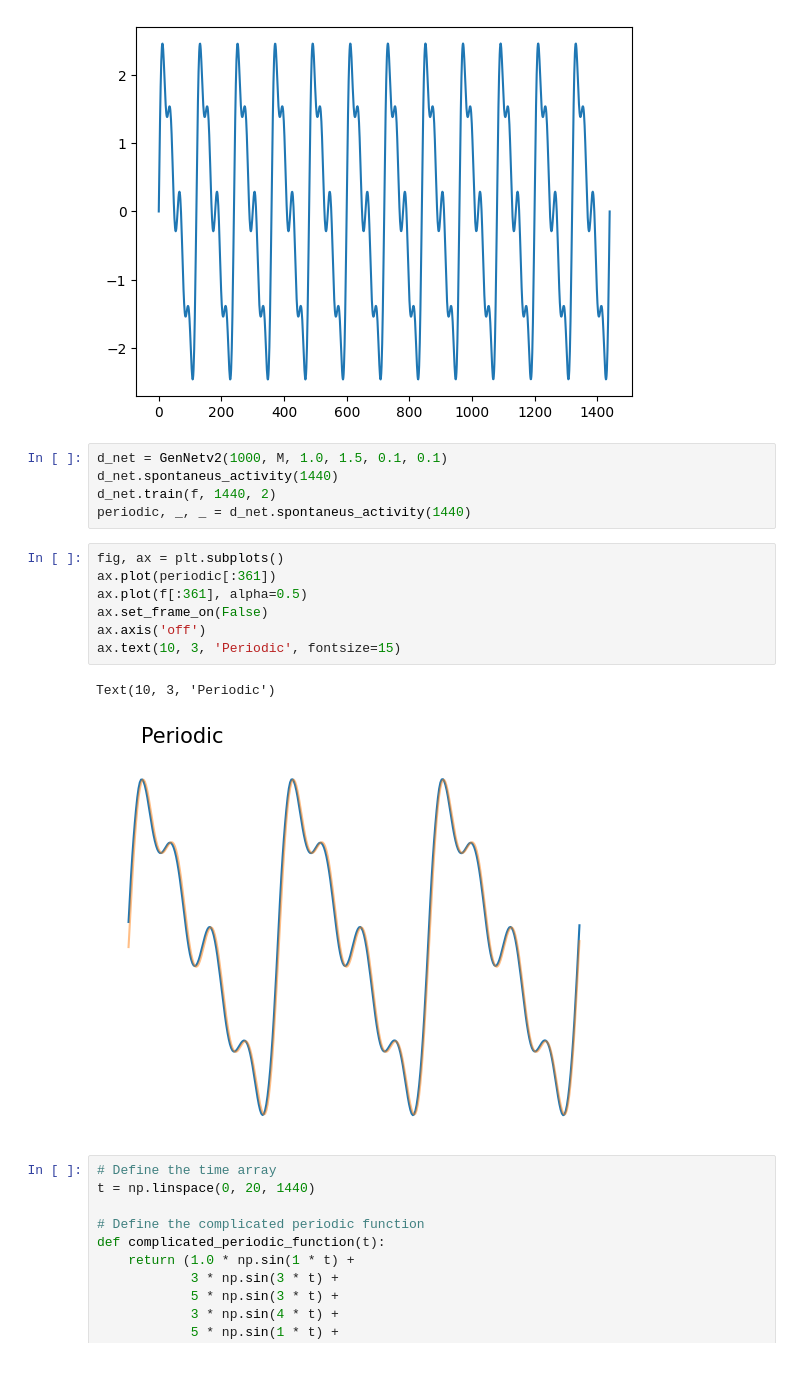
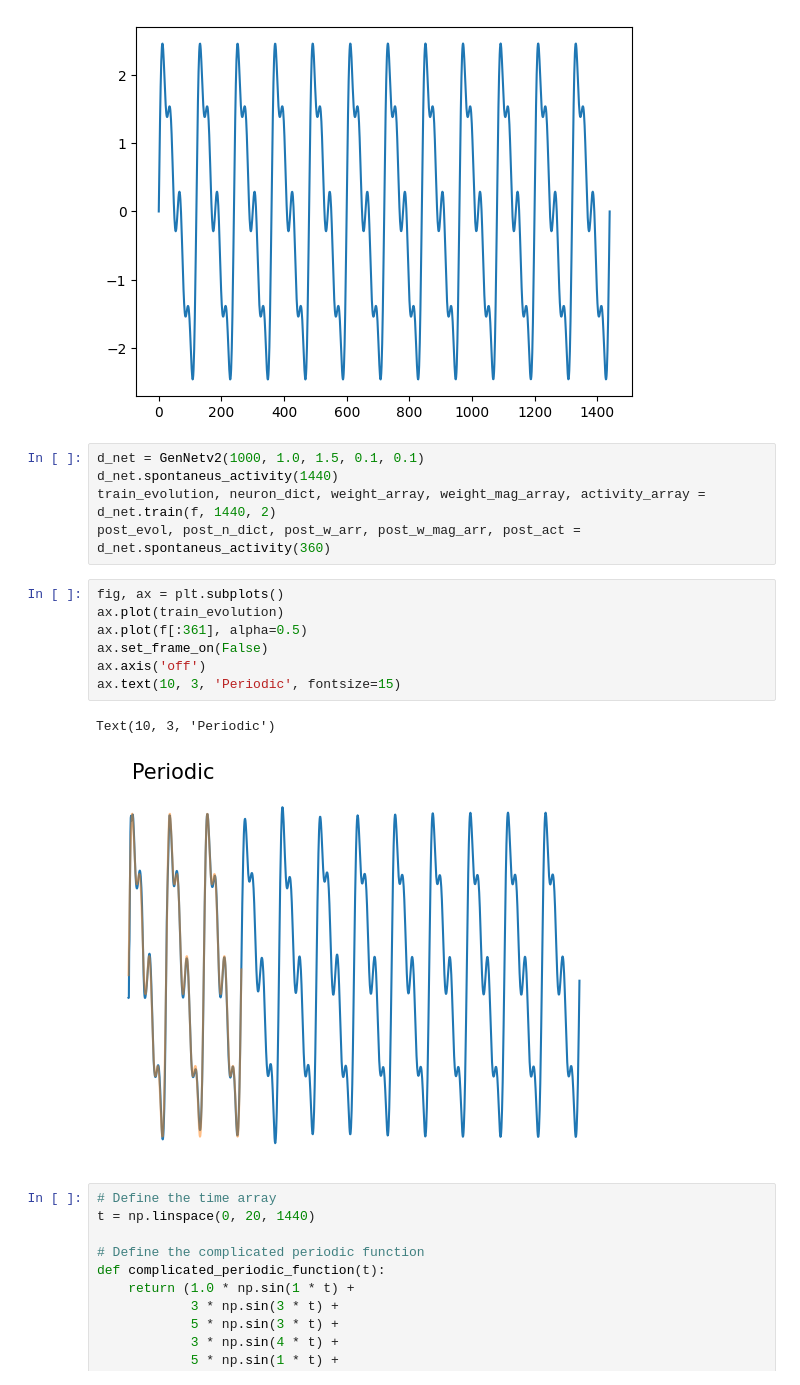
Before and after one commit to CEBangu/MOD_201, a Jupyter notebook: MOD201 final_report/final_report.ipynb, the cells around one changed output. Drawn from its saved outputs; the diff is of its cells as text.

```diff
--- a/MOD201 final_report/final_report.ipynb
+++ b/MOD201 final_report/final_report.ipynb
@@ -394,20 +415,20 @@ plt.plot(f)
 [<matplotlib.lines.Line2D at 0x...>]
 [figure]
 # %%
-d_net = GenNetv2(1000, M, 1.0, 1.5, 0.1, 0.1)
+d_net = GenNetv2(1000, 1.0, 1.5, 0.1, 0.1)
 d_net.spontaneus_activity(1440)
-d_net.train(f, 1440, 2)
-periodic, _, _ = d_net.spontaneus_activity(1440)
+train_evolution, neuron_dict, weight_array, weight_mag_array, activity_array = d_net.train(f, 1440, 2)
+post_evol, post_n_dict, post_w_arr, post_w_mag_arr, post_act = d_net.spontaneus_activity(360)
 # %%
 fig, ax = plt.subplots()
-ax.plot(periodic[:361])
+ax.plot(train_evolution)
 ax.plot(f[:361], alpha=0.5)
 ax.set_frame_on(False)
 ax.axis('off')
 ax.text(10, 3, 'Periodic', fontsize=15)
 # %% [output]
 Text(10, 3, 'Periodic')
-[figure, old version]
+[figure, new version]
 # %%
 # Define the time array
 t = np.linspace(0, 20, 1440)
```
Also changed, not shown: parts of 33 cells of this notebook.
